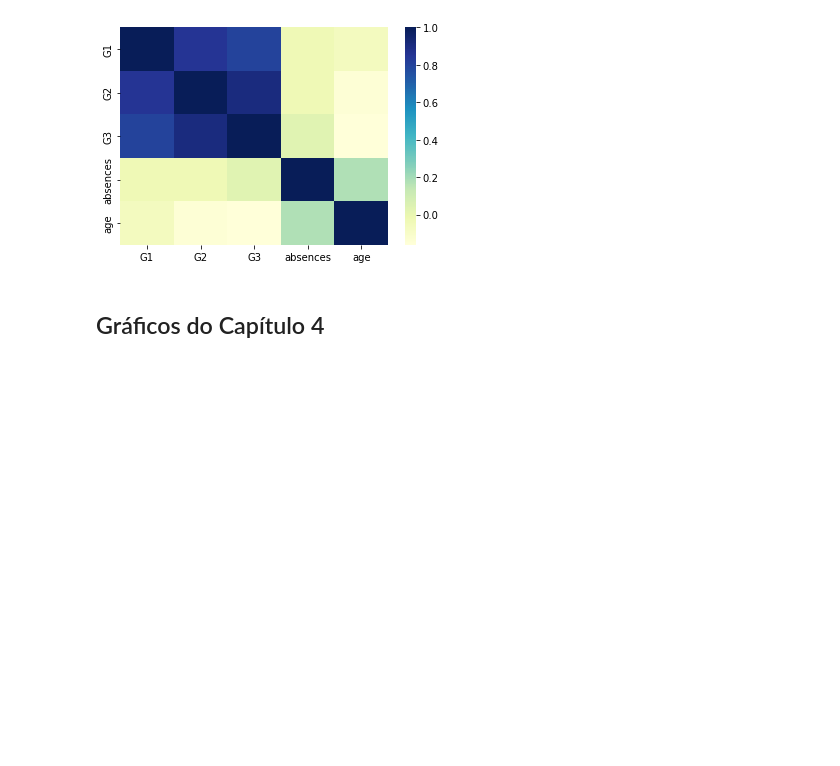
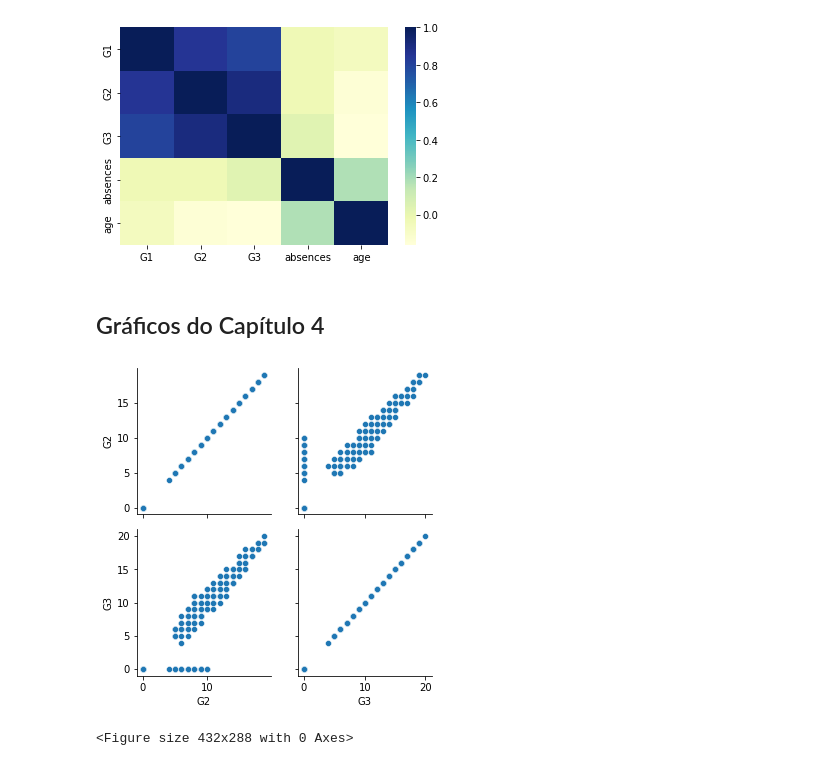
Before and after one commit to AlbertoRodrigues/Data-Visualization-in-Python, a Jupyter notebook: seaborn/intermediate/intermediate.ipynb, the cells around one changed output. Cells and saved outputs as stored; diff of their text form; code cells hidden in the pictures; blank space fills up the shorter version.

```diff
--- a/seaborn/intermediate/intermediate.ipynb
+++ b/seaborn/intermediate/intermediate.ipynb
@@ -208,3 +193,12 @@ plt.show()
 [figure]
 # %% [markdown]
 ## Gráficos do Capítulo 4
+# %%
+# Create a PairGrid with a scatter plot for fatal_collisions and premiums
+g = sns.PairGrid(data, vars=["G2", "G3"])
+g = g.map(sns.scatterplot)
+
+plt.show()
+# %% [output]
+[figure, added]
+<Figure size 432x288 with 0 Axes>
```
Also changed, not shown: parts of 20 cells of this notebook.
